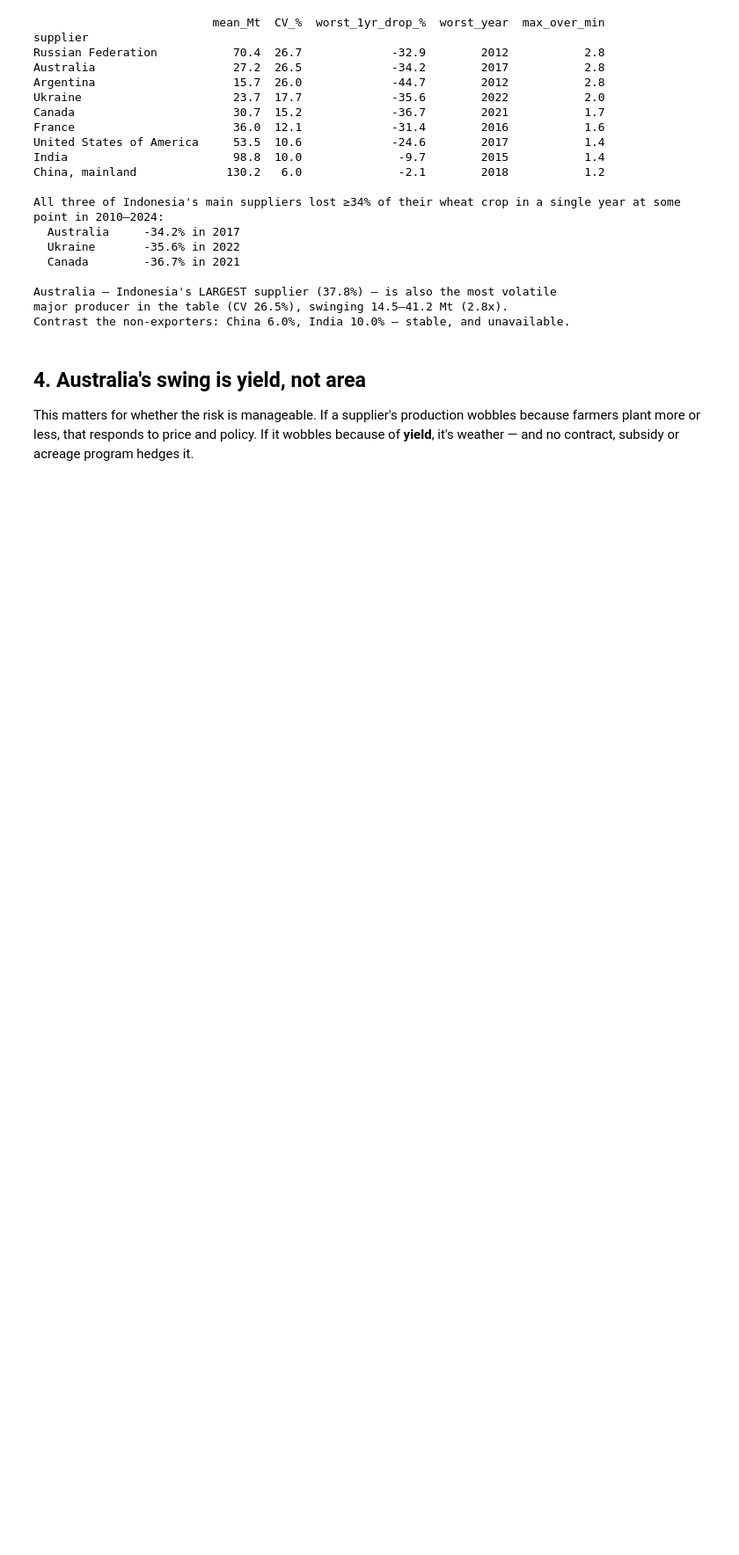
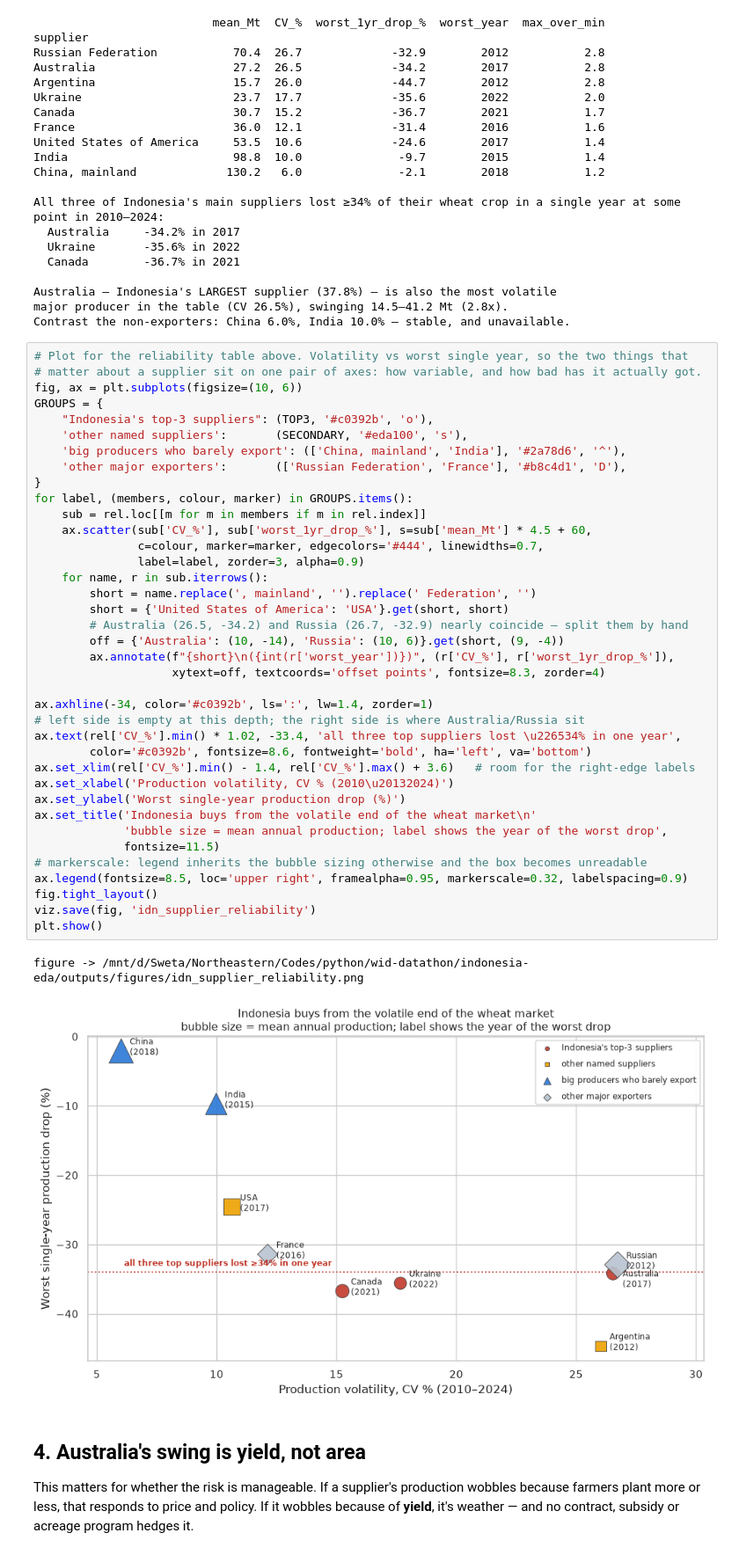
Before and after one commit to msweta02/wid-datathon, a Jupyter notebook: indonesia-eda/notebooks/06_supplier_side.ipynb, the cells around one changed output. Shown at 88% size. Drawn from its saved outputs; the diff is of its cells as text; blank space fills up the shorter version.

```diff
--- a/indonesia-eda/notebooks/06_supplier_side.ipynb
+++ b/indonesia-eda/notebooks/06_supplier_side.ipynb
@@ -206,6 +206,47 @@ All three of Indonesia's main suppliers lost ≥34% of their wheat crop in a sin
 Australia — Indonesia's LARGEST supplier (37.8%) — is also the most volatile
 major producer in the table (CV 26.5%), swinging 14.5–41.2 Mt (2.8x).
 Contrast the non-exporters: China 6.0%, India 10.0% — stable, and unavailable.
+# %%
+# Plot for the reliability table above. Volatility vs worst single year, so the two things that
+# matter about a supplier sit on one pair of axes: how variable, and how bad has it actually got.
+fig, ax = plt.subplots(figsize=(10, 6))
+GROUPS = {
+    "Indonesia's top-3 suppliers": (TOP3, '#c0392b', 'o'),
+    'other named suppliers':       (SECONDARY, '#eda100', 's'),
+    'big producers who barely export': (['China, mainland', 'India'], '#2a78d6', '^'),
+    'other major exporters':       (['Russian Federation', 'France'], '#b8c4d1', 'D'),
+}
+for label, (members, colour, marker) in GROUPS.items():
+    sub = rel.loc[[m for m in members if m in rel.index]]
+    ax.scatter(sub['CV_%'], sub['worst_1yr_drop_%'], s=sub['mean_Mt'] * 4.5 + 60,
+               c=colour, marker=marker, edgecolors='#444', linewidths=0.7,
+               label=label, zorder=3, alpha=0.9)
+    for name, r in sub.iterrows():
+        short = name.replace(', mainland', '').replace(' Federation', '')
+        short = {'United States of America': 'USA'}.get(short, short)
+        # Australia (26.5, -34.2) and Russia (26.7, -32.9) nearly coincide — split them by hand
+        off = {'Australia': (10, -14), 'Russia': (10, 6)}.get(short, (9, -4))
+        ax.annotate(f"{short}\n({int(r['worst_year'])})", (r['CV_%'], r['worst_1yr_drop_%']),
+                    xytext=off, textcoords='offset points', fontsize=8.3, zorder=4)
+
+ax.axhline(-34, color='#c0392b', ls=':', lw=1.4, zorder=1)
+# left side is empty at this depth; the right side is where Australia/Russia sit
+ax.text(rel['CV_%'].min() * 1.02, -33.4, 'all three top suppliers lost \u226534% in one year',
+        color='#c0392b', fontsize=8.6, fontweight='bold', ha='left', va='bottom')
+ax.set_xlim(rel['CV_%'].min() - 1.4, rel['CV_%'].max() + 3.6)   # room for the right-edge labels
+ax.set_xlabel('Production volatility, CV % (2010\u20132024)')
+ax.set_ylabel('Worst single-year production drop (%)')
+ax.set_title('Indonesia buys from the volatile end of the wheat market\n'
+             'bubble size = mean annual production; label shows the year of the worst drop',
+             fontsize=11.5)
+# markerscale: legend inherits the bubble sizing otherwise and the box becomes unreadable
+ax.legend(fontsize=8.5, loc='upper right', framealpha=0.95, markerscale=0.32, labelspacing=0.9)
+fig.tight_layout()
+viz.save(fig, 'idn_supplier_reliability')
+plt.show()
+# %% [output]
+figure -> /mnt/d/Sweta/Northeastern/Codes/python/wid-datathon/indonesia-eda/outputs/figures/idn_supplier_reliability.png
+[figure, added]
 # %% [markdown]
 ## 4. Australia's swing is **yield**, not area
 
```
Also changed, not shown: 8 other files.
